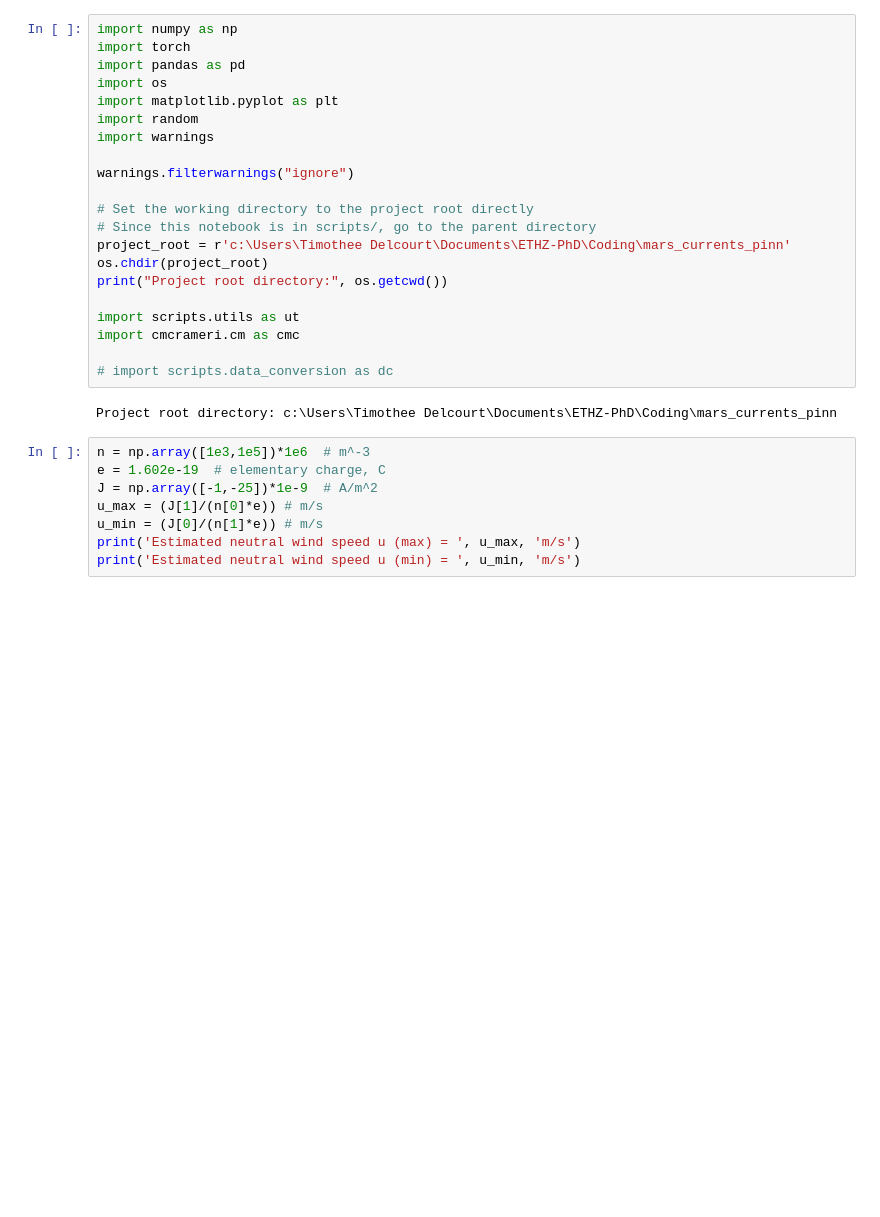
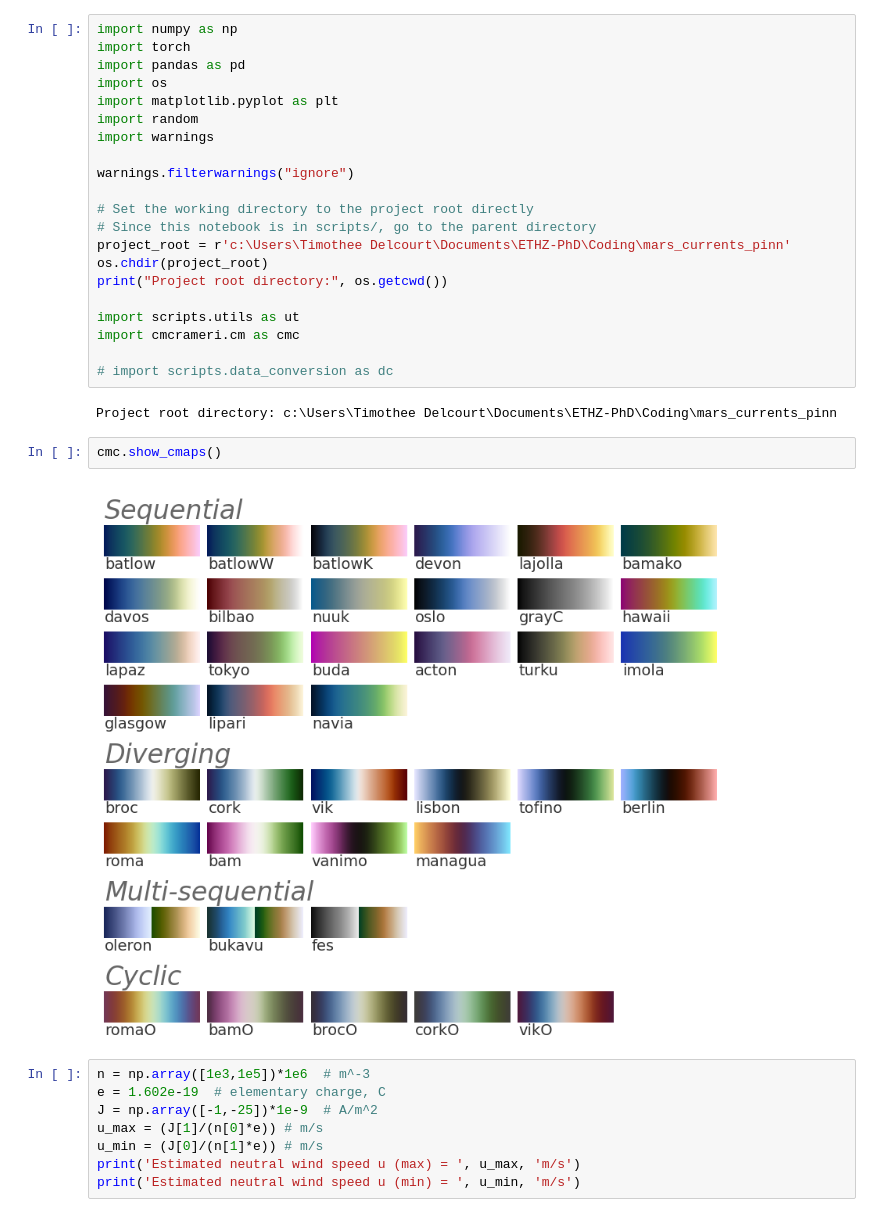
Before and after one commit to TimotheeDelcourt/mars_currents_pinn, a Jupyter notebook: scripts/playground.ipynb, the cells around one changed output. Cells and saved outputs as stored; diff of their text form; blank space fills up the shorter version.

```diff
--- a/scripts/playground.ipynb
+++ b/scripts/playground.ipynb
@@ -46,6 +46,10 @@ import cmcrameri.cm as cmc
 # import scripts.data_conversion as dc
 # %% [output]
 Project root directory: c:\Users\Timothee Delcourt\Documents\ETHZ-PhD\Coding\mars_currents_pinn
+# %%
+cmc.show_cmaps()
+# %% [output]
+[figure, added]
 # %%
 n = np.array([1e3,1e5])*1e6  # m^-3
 e = 1.602e-19  # elementary charge, C
```
Also changed, not shown: 9 other files.
